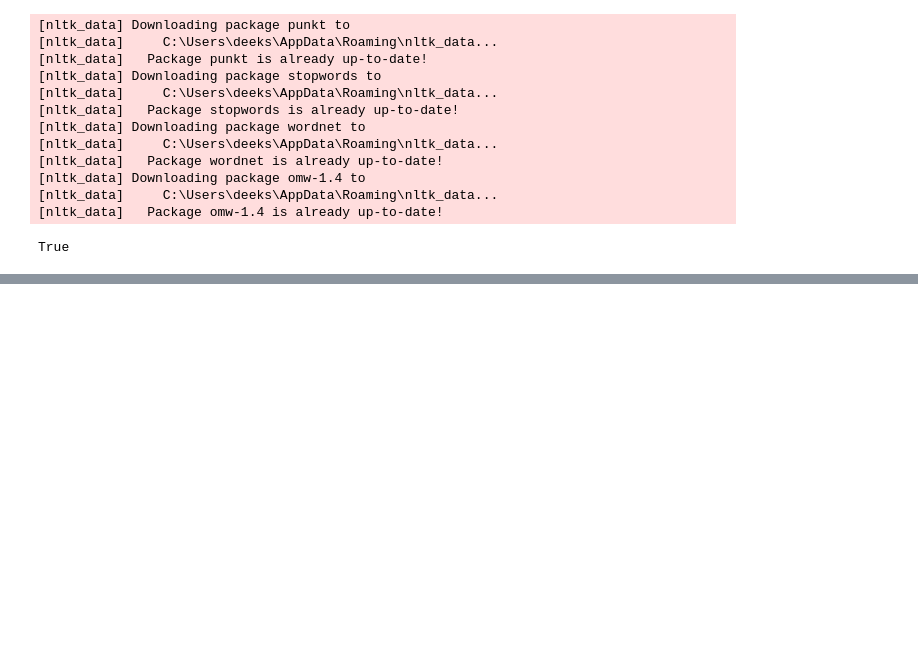
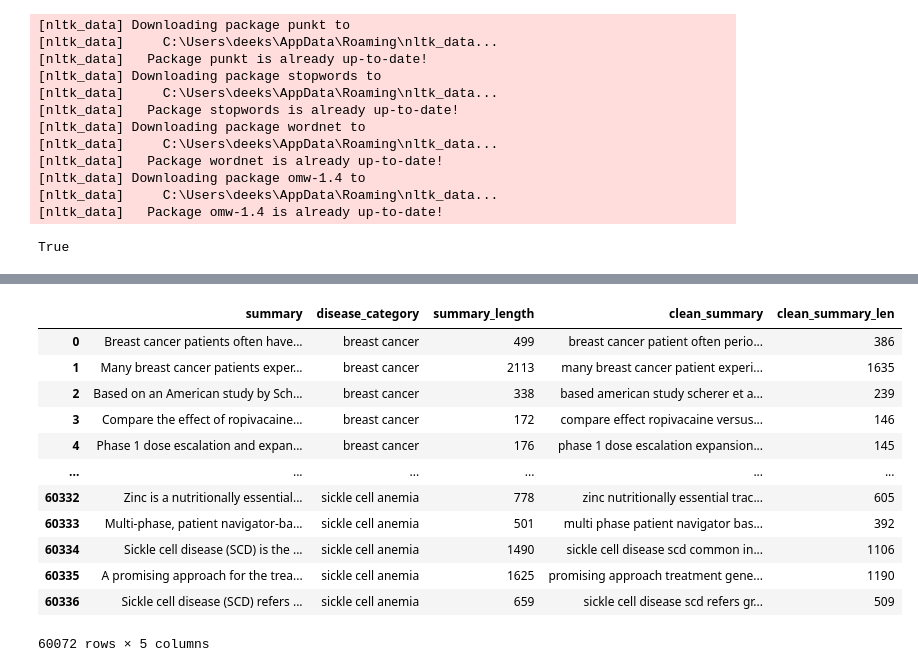
Before and after one commit to DEEKSHITHAJAYACHANDRAN/Clinical_trial, a Jupyter notebook: clinical_nlp.ipynb, the cells around one changed output, grey strips where cells are left out. Drawn from its saved outputs; the diff is of its cells as text; code cells hidden in the pictures; blank space fills up the shorter version.

```diff
--- a/clinical_nlp.ipynb
+++ b/clinical_nlp.ipynb
@@ -214,0 +211,18 @@ clinical_nlp['clean_summary'] = clinical_nlp['summary'].apply(clean_text)
+# %%
+clinical_nlp['clean_summary_len']= clinical_nlp['clean_summary'].str.len()
+# %%
+clinical_nlp
+# %% [output]
+|  | summary | disease_category | summary_length | clean_summary | clean_summary_len |
+| 0 | Breast cancer patients often have... | breast cancer | 499 | breast cancer patient often perio... | 386 |
+| 1 | Many breast cancer patients exper... | breast cancer | 2113 | many breast cancer patient experi... | 1635 |
+| 2 | Based on an American study by Sch... | breast cancer | 338 | based american study scherer et a... | 239 |
+| 3 | Compare the effect of ropivacaine... | breast cancer | 172 | compare effect ropivacaine versus... | 146 |
+| 4 | Phase 1 dose escalation and expan... | breast cancer | 176 | phase 1 dose escalation expansion... | 145 |
+| ... | ... | ... | ... | ... | ... |
+| 60332 | Zinc is a nutritionally essential... | sickle cell anemia | 778 | zinc nutritionally essential trac... | 605 |
+| 60333 | Multi-phase, patient navigator-ba... | sickle cell anemia | 501 | multi phase patient navigator bas... | 392 |
+| 60334 | Sickle cell disease (SCD) is the ... | sickle cell anemia | 1490 | sickle cell disease scd common in... | 1106 |
+| 60335 | A promising approach for the trea... | sickle cell anemia | 1625 | promising approach treatment gene... | 1190 |
+| 60336 | Sickle cell disease (SCD) refers ... | sickle cell anemia | 659 | sickle cell disease scd refers gr... | 509 |
+60072 rows × 5 columns
```
Also changed, not shown: parts of 35 cells of this notebook.
